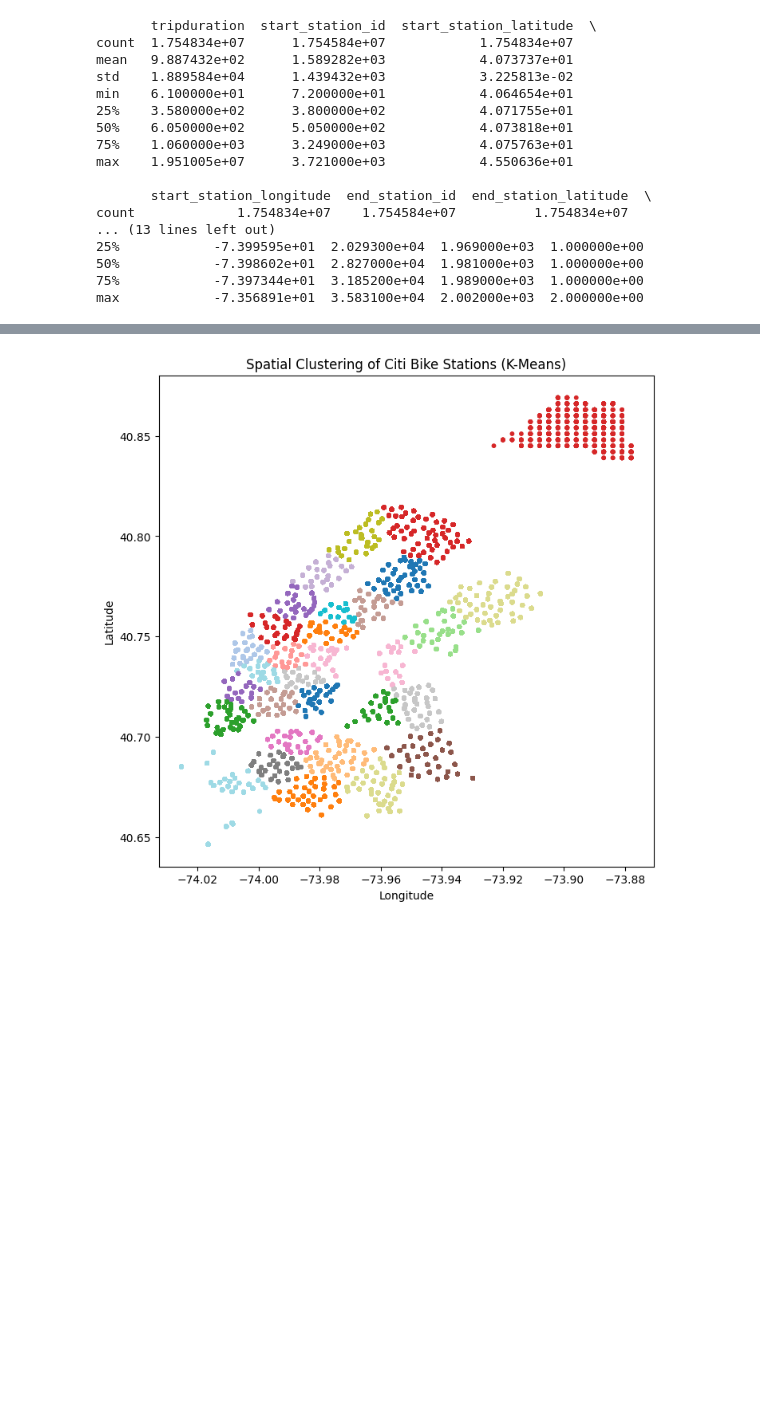
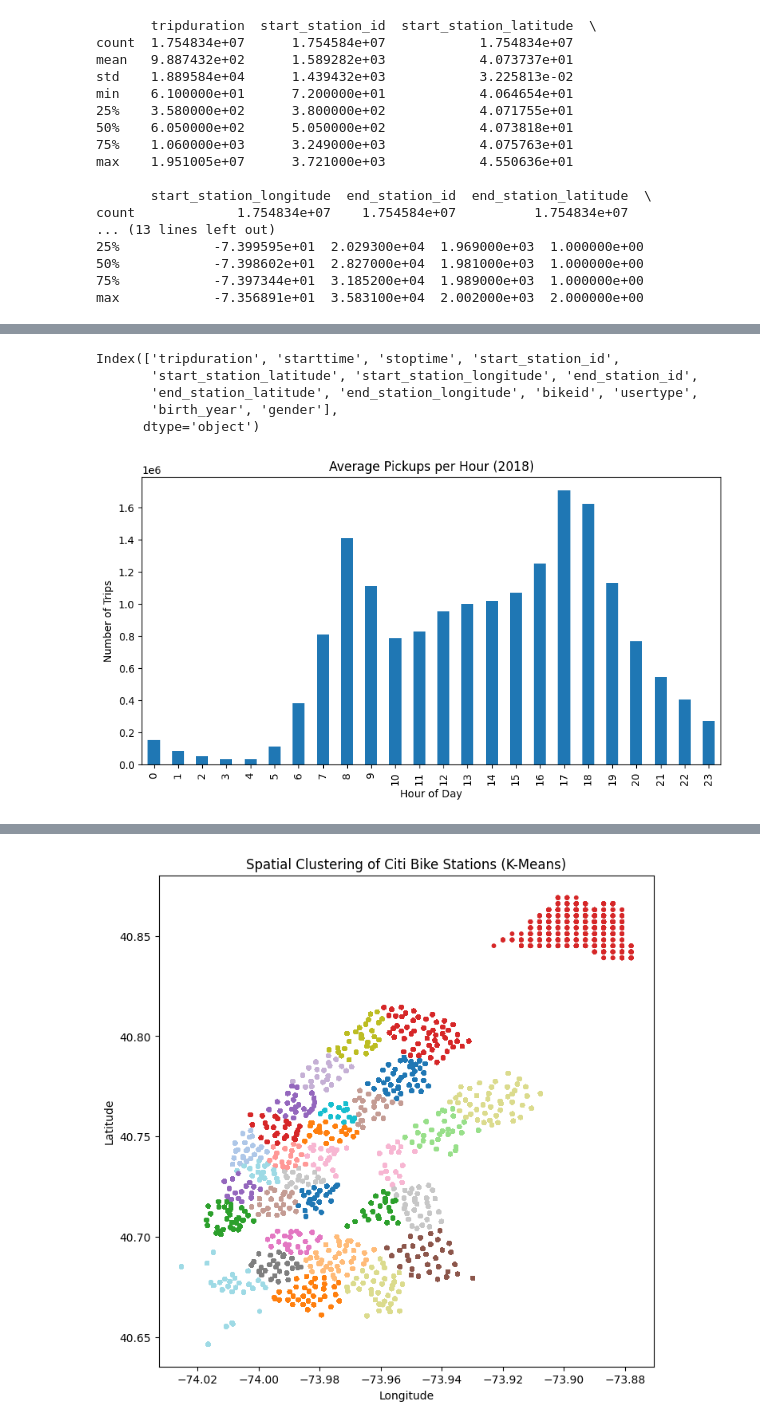
Before and after one commit to jsp566/Intro-to-Business-Analytics-project, a Jupyter notebook: Project.ipynb, the cells around one changed output, grey strips where cells are left out. Cells and saved outputs as stored; diff of their text form; code cells hidden in the pictures; blank space fills up the shorter version.

```diff
--- a/Project.ipynb
+++ b/Project.ipynb
@@ -85,3 +118,11 @@ df1.head()
+# %%
+df1.columns
+# %% [output]
+Index(['tripduration', 'starttime', 'stoptime', 'start_station_id',
+       'start_station_latitude', 'start_station_longitude', 'end_station_id',
+       'end_station_latitude', 'end_station_longitude', 'bikeid', 'usertype',
+       'birth_year', 'gender'],
+      dtype='object')
 # %%
 from sklearn.cluster import DBSCAN, KMeans
 # %%
@@ -90,0 +132,10 @@ coordinates_station = df1[['start_station_id','start_station_latitude','start_st
+# %%
+hourly = df1.groupby('hour').size()
+plt.figure(figsize=(10,5))
+hourly.plot(kind='bar')
+plt.title("Average Pickups per Hour (2018)")
+plt.xlabel("Hour of Day")
+plt.ylabel("Number of Trips")
+plt.show()
+# %% [output]
+[figure, added]
```
Also changed, not shown: parts of 18 cells of this notebook.
